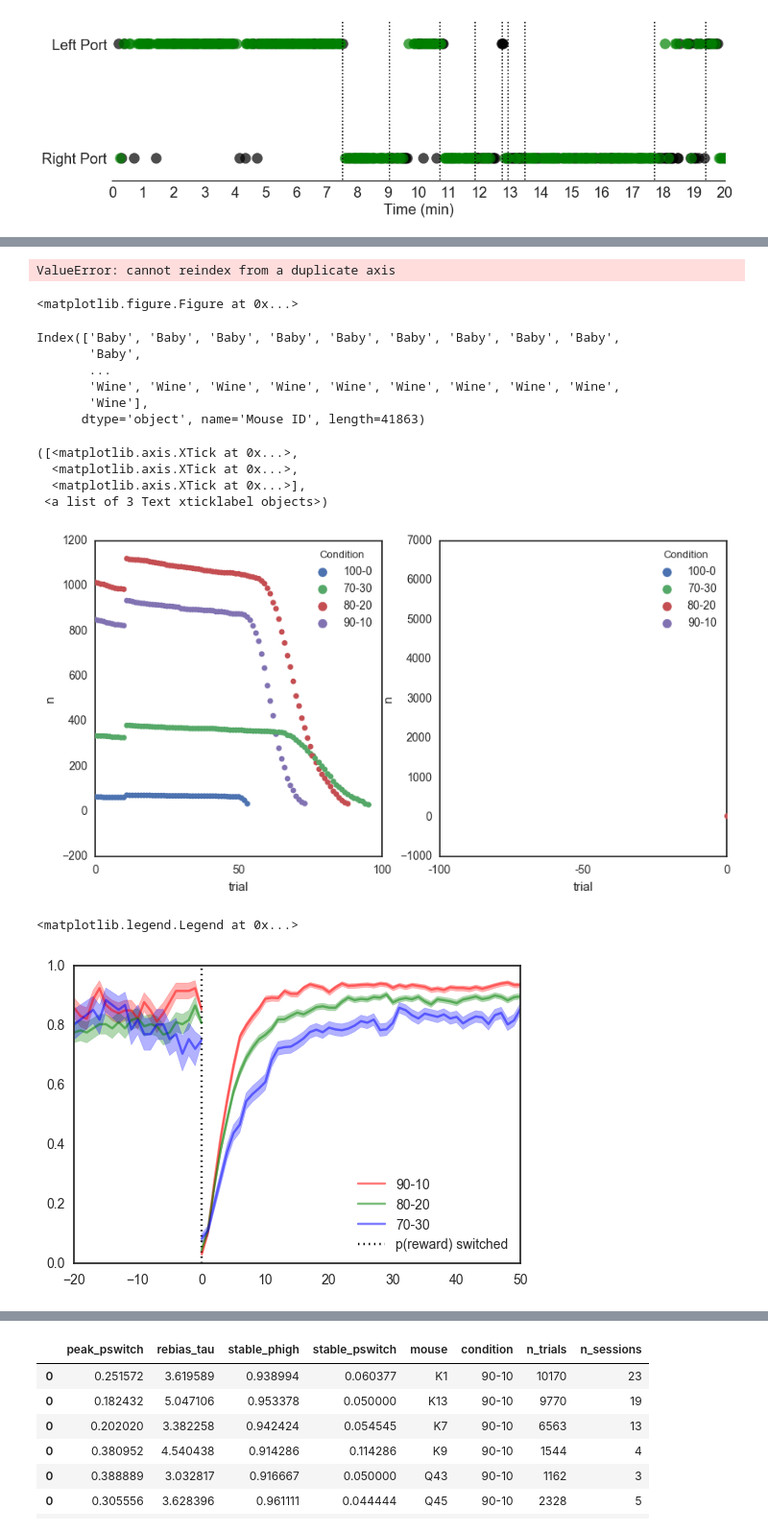
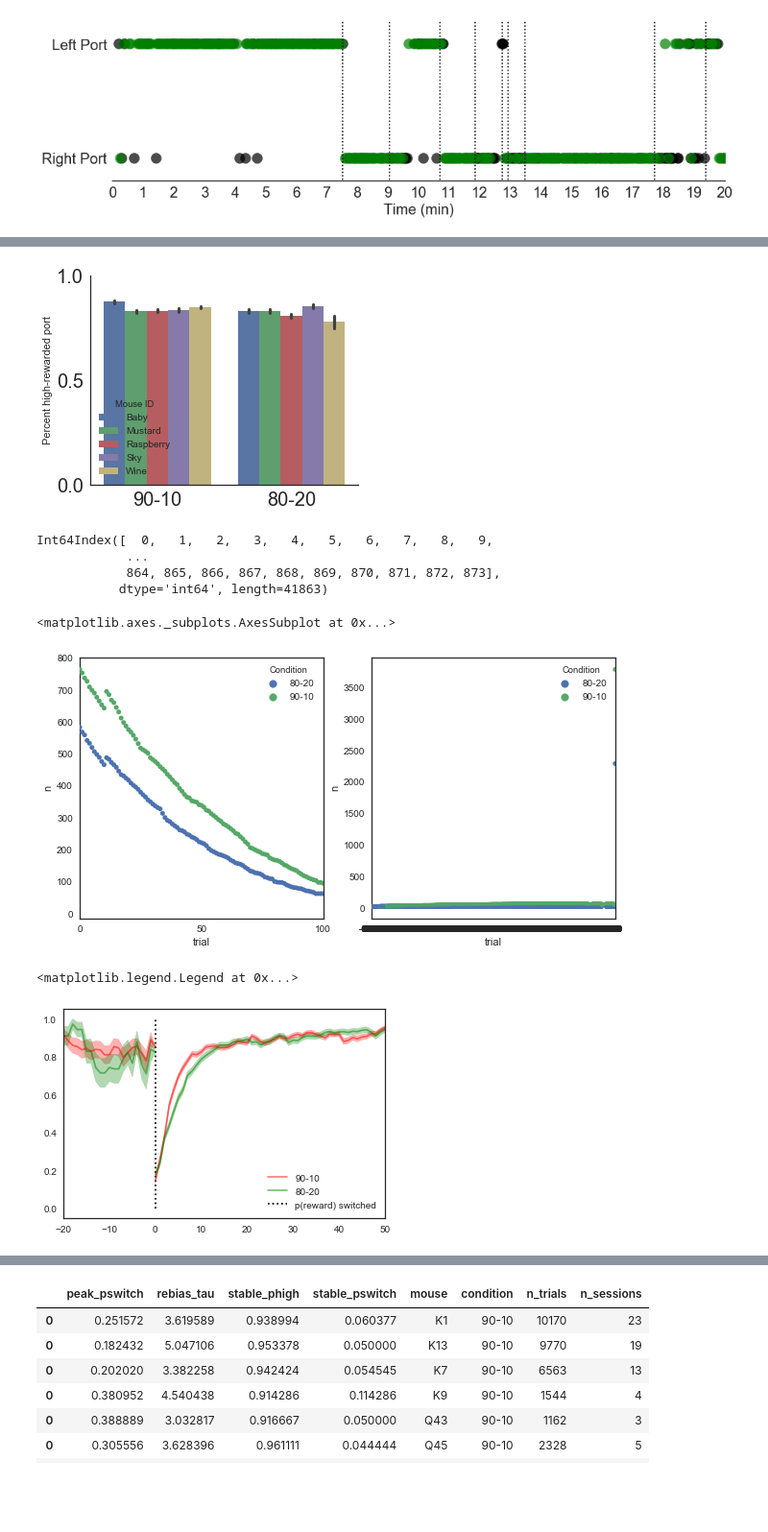
Before and after one commit to celiaberon/mouse_bandit, a Jupyter notebook: jupyter_notebooks/working/Comparing prob conditions.ipynb, the cells around one changed output, grey strips where cells are left out. Shown at 96% size. Saved outputs shown, nothing was run; the diff lists cells and outputs as text; code cells hidden in the pictures; blank space fills up the shorter version.

Commit message:
new data

```diff
--- a/jupyter_notebooks/working/Comparing prob conditions.ipynb
+++ b/jupyter_notebooks/working/Comparing prob conditions.ipynb
@@ -93,7 +93,7 @@ data80['Condition'] = '80-20'
 datas = data90.append(data80)
 #datas = datas.append(data70)
 # %%
-datas = pd.read_csv('/Users/shayneufeld/GitHub/mouse_bandit/data/processed_data/master_data.csv',index_col=0)
+#datas = pd.read_csv('/Users/shayneufeld/GitHub/mouse_bandit/data/processed_data/master_data.csv',index_col=0)
 # %%
 datas.head(100)
 # %% [output]
@@ -119,7 +118,7 @@ datas.head(100)
 # %%
 #ax2 = sns.barplot(x='Condition',y='Higher p port',data=datas)
 plt.figure(figsize=(5,4))
-ax1 = sns.barplot(x='Condition',y='Higher p port',data=datas[datas['Condition'] != '100-0'])#,hue='Mouse ID')
+ax1 = sns.barplot(x='Condition',y='Higher p port',data=datas[datas['Condition'] != '100-0'], hue='Mouse ID')
 plt.yticks([0,0.5,1.0],fontsize=20)
 plt.xticks(fontsize=20)
 plt.ylabel('Percent high-rewarded port')
@@ -127,8 +126,7 @@ plt.xlabel('')
 #ax1.legend_.remove()
 sns.despine()
 # %% [output]
-ValueError: cannot reindex from a duplicate axis
-<matplotlib.figure.Figure at 0x...>
+[figure, added]
 # %%
 session_ids = np.unique(datas['Session ID'].values)
 #session_ids = ['01182017_q43']
@@ -148,12 +146,10 @@ datas['Block Trial Rev'] = block_trials_
 # %%
 datas[datas['Condition']=='90-10'].index
 # %% [output]
-Index(['Baby', 'Baby', 'Baby', 'Baby', 'Baby', 'Baby', 'Baby', 'Baby', 'Baby',
-       'Baby',
-       ...
-       'Wine', 'Wine', 'Wine', 'Wine', 'Wine', 'Wine', 'Wine', 'Wine', 'Wine',
-       'Wine'],
-      dtype='object', name='Mouse ID', length=41863)
+Int64Index([  0,   1,   2,   3,   4,   5,   6,   7,   8,   9,
+            ...
+            864, 865, 866, 867, 868, 869, 870, 871, 872, 873],
+           dtype='int64', length=41863)
 # %%
 block_trials = np.unique(datas['Block Trial'].values)
 conditions = np.unique(datas['Condition'].values)
@@ -208,42 +204,39 @@ plt.xticks([0,50,100],[0,50,100])
 
 plt.subplot(122)
 sns.swarmplot(x='trial',y='n',hue='Condition',data=trial_stats_)
-plt.xlim(-100,0)
-plt.xticks([0,-50,-100],[0,-50,-100])
+#plt.xlim(-100,0)
+#plt.xticks([0,-50,-100],[0,-50,-100])
 # %% [output]
-([<matplotlib.axis.XTick at 0x...>,
-  <matplotlib.axis.XTick at 0x...>,
-  <matplotlib.axis.XTick at 0x...>],
- <a list of 3 Text xticklabel objects>)
+<matplotlib.axes._subplots.AxesSubplot at 0x...>
-[figure, old version]
+[figure, new version]
 # %%
 colors = ['red','green','blue','purple']
-conditions=['90-10','80-20','70-30']
+conditions=['90-10','80-20']
 
 for i,condition in enumerate(conditions):
     trial_stat = trial_stats[trial_stats['Condition']==condition]
     trial_stat_ = trial_stats_[trial_stats_['Condition']==condition]
     u = trial_stat['mean'].values
     e = trial_stat['sem'].values
     x = trial_stat['trial'].values
 
     u_ = trial_stat_['mean'].values
     e_ = trial_stat_['sem'].values
     x_ = trial_stat_['trial'].values
 
     plt.plot(x,u,color=colors[i],alpha=0.5,label=condition)
     plt.fill_between(x,y1=u-e,y2=u+e,color=colors[i],alpha=0.3)
 
     plt.plot(x_,u_,color=colors[i],alpha=0.5)
     plt.fill_between(x_,y1=u_-e_,y2=u_+e_,color=colors[i],alpha=0.3)
 
 plt.vlines(x=0,ymin=0,ymax=1,linestyle='dotted',label='p(reward) switched')
 
 plt.xlim(-20,50)
 plt.legend(loc='lower right')
 # %% [output]
 <matplotlib.legend.Legend at 0x...>
-[figure, old version]
+[figure, new version]
 # %%
 conditions = ['90-10','80-20','70-30']
 u_avg_ = np.zeros(3)
```
Also changed, not shown: parts of 2 cells of this notebook, 17 other files.
